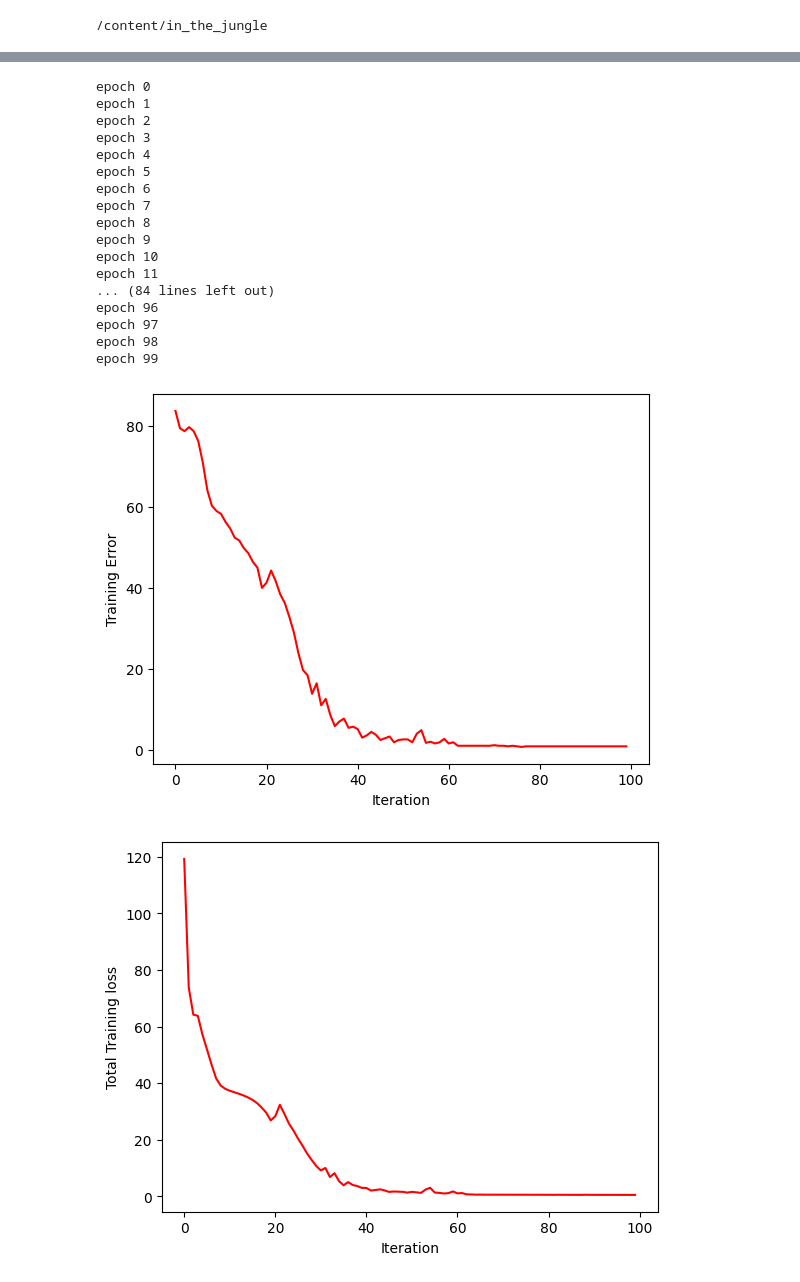
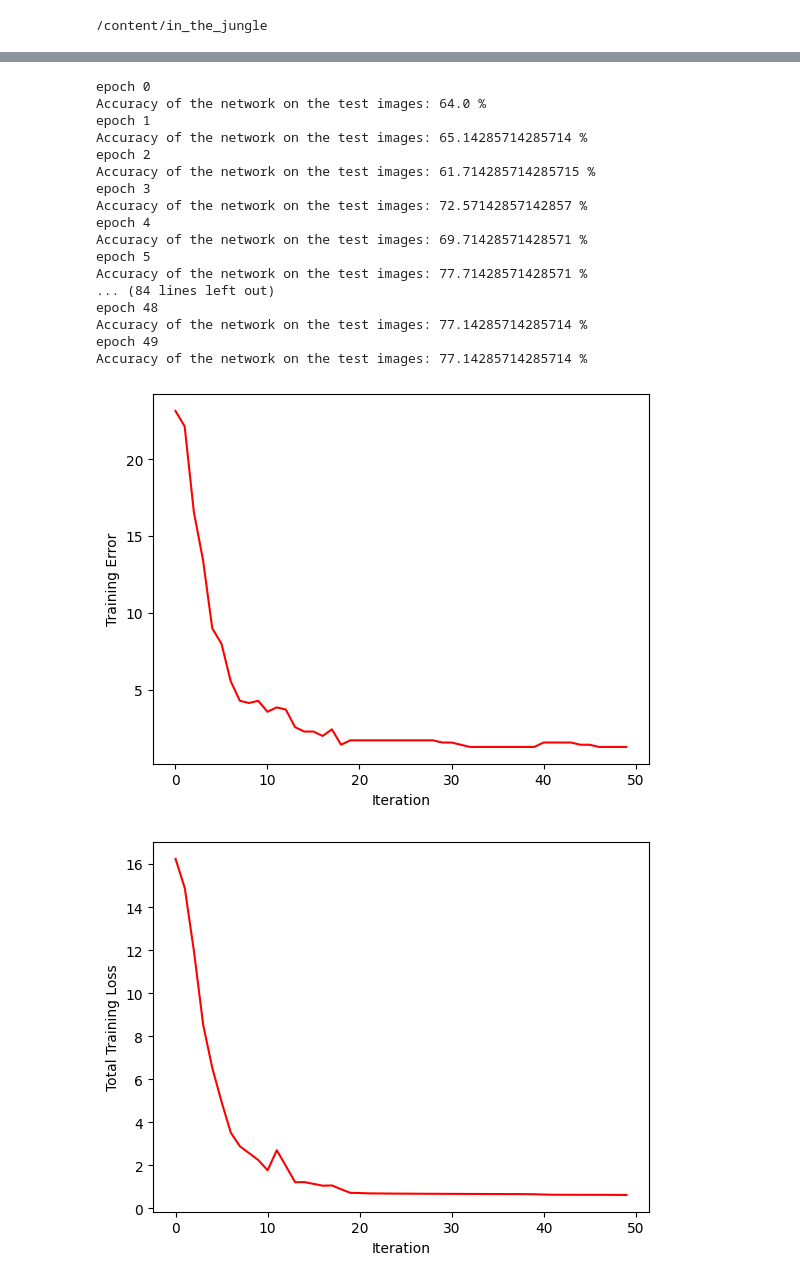
Before and after one commit to NimayRKumar/546_project, a Jupyter notebook: ast.ipynb, the cells around one changed output, grey strips where cells are left out. Saved outputs shown, nothing was run; the diff lists cells and outputs as text; code cells hidden in the pictures.

```diff
--- a/ast.ipynb
+++ b/ast.ipynb
@@ -161,9 +160,11 @@ x_train, x_test, y_train, y_test = train_test_split(signal, label, test_size=0.2
 print(x_train.shape, y_train.shape, x_test.shape, y_test.shape)
 
 spectrogram_train = get_spectrogram(x_train, sr=16000)
+spectrogram_test = get_spectrogram(x_test, sr=16000)
 print(spectrogram_train.shape)
 
-mfcc_train = get_mfcc(x_train)
+mfcc_train = get_mfcc(x_train, n_mfcc=20)
+mfcc_test = get_mfcc(x_test, n_mfcc=20)
 print(mfcc_train.shape)
 # %% [output]
 /content/in_the_jungle/data
@@ -173,11 +174,24 @@ print(mfcc_train.shape)
 # %%
 train_data_spectrogram = []
+test_data_spectrogram = []
+
 train_data_mfcc = []
+test_data_mfcc = []
+
 for i in range(spectrogram_train.shape[0]):
     train_data_spectrogram.append((spectrogram_train[i], y_train[i]))
     train_data_mfcc.append((mfcc_train[i], y_train[i]))
+
+for i in range(spectrogram_test.shape[0]):
+    test_data_spectrogram.append((spectrogram_test[i], y_test[i]))
+    test_data_mfcc.append((mfcc_test[i], y_test[i]))
+
+
 train_loader_spectrogram = torch.utils.data.DataLoader(train_data_spectrogram, batch_size=32)
 train_loader_mfcc = torch.utils.data.DataLoader(train_data_mfcc, batch_size=32)
+
+test_loader_spectrogram = torch.utils.data.DataLoader(test_data_spectrogram, batch_size=32)
+test_loader_mfcc = torch.utils.data.DataLoader(test_data_mfcc, batch_size=32)
 # %%
 def train(net, optimizer, criterion, train_loader, test_loader, epochs):
     model = net.to(device)
@@ -236,4 +254,4 @@ def train(net, optimizer, criterion, train_loader, test_loader, epochs):
 # %%
-ast_mdl = ASTModel(label_dim=10, input_tdim=128, input_fdim=87, audioset_pretrain=False, imagenet_pretrain=False)
+ast_mdl = ASTModel(label_dim=10, input_tdim=128, input_fdim=87, audioset_pretrain=True, imagenet_pretrain=True)
 # %% [output]
 ---------------AST Model Summary---------------
@@ -242,39 +260,49 @@ frequncey stride=10, time stride=10
 number of patches=96
 # %%
 model = ast_mdl.to(device)
-epochs = 100
+epochs = 50
 criterion = nn.CrossEntropyLoss()
 
 optimizer = optim.SGD(model.parameters(), lr=0.01, momentum=0.9, weight_decay=10e-5, nesterov=True)
-val_error,val_loss_values,train_error,train_loss_values= train(model, optimizer, criterion, train_loader_spectrogram, None, epochs)
+val_error,val_loss_values,train_error,train_loss_values= train(model, optimizer, criterion, train_loader_spectrogram, test_loader_spectrogram, epochs)
 # %% [output]
 epoch 0
+Accuracy of the network on the test images: 64.0 %
 epoch 1
+Accuracy of the network on the test images: 65.14285714285714 %
 epoch 2
+Accuracy of the network on the test images: 61.714285714285715 %
 epoch 3
+Accuracy of the network on the test images: 72.57142857142857 %
 epoch 4
+Accuracy of the network on the test images: 69.71428571428571 %
 epoch 5
-epoch 6
-epoch 7
-epoch 8
-epoch 9
-epoch 10
-epoch 11
+Accuracy of the network on the test images: 77.71428571428571 %
 ... (84 lines left out)
-epoch 96
-epoch 97
-epoch 98
-epoch 99
+epoch 48
+Accuracy of the network on the test images: 77.14285714285714 %
+epoch 49
+Accuracy of the network on the test images: 77.14285714285714 %
 # %%
 plt.plot(train_error, 'r')
 plt.xlabel('Iteration')
 plt.ylabel('Training Error')
 plt.show()
 
 plt.plot(train_loss_values, 'r')
 plt.xlabel('Iteration')
-plt.ylabel('Total Training loss')
+plt.ylabel('Total Training Loss')
 plt.show()
+
+plt.plot(val_error, 'r')
+plt.xlabel('Iteration')
+plt.ylabel('Validation Error')
+plt.show()
+
+plt.plot(val_loss_values, 'r')
+plt.xlabel('Iteration')
+plt.ylabel('Total Validation Loss')
+plt.show()
 # %% [output]
-[figure, old version]
+[figure, new version]
-[figure, old version]
+[figure, new version]
```
Also changed, not shown: parts of 11 cells of this notebook.
